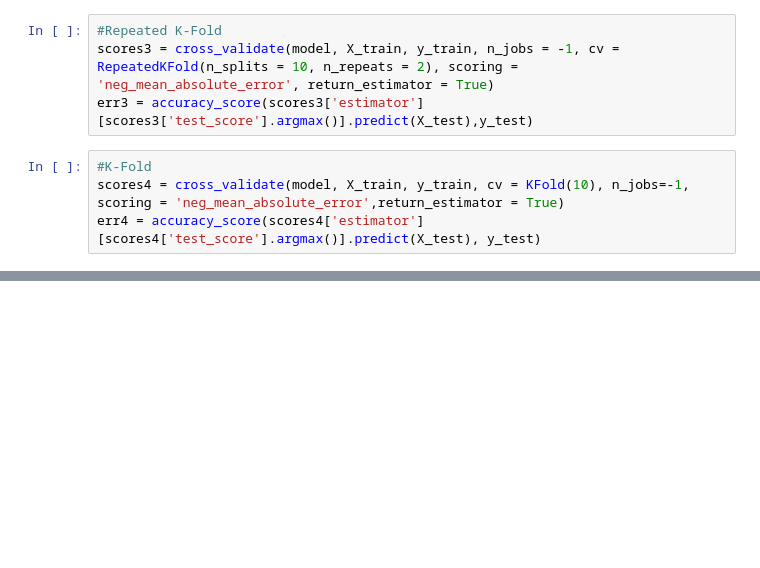
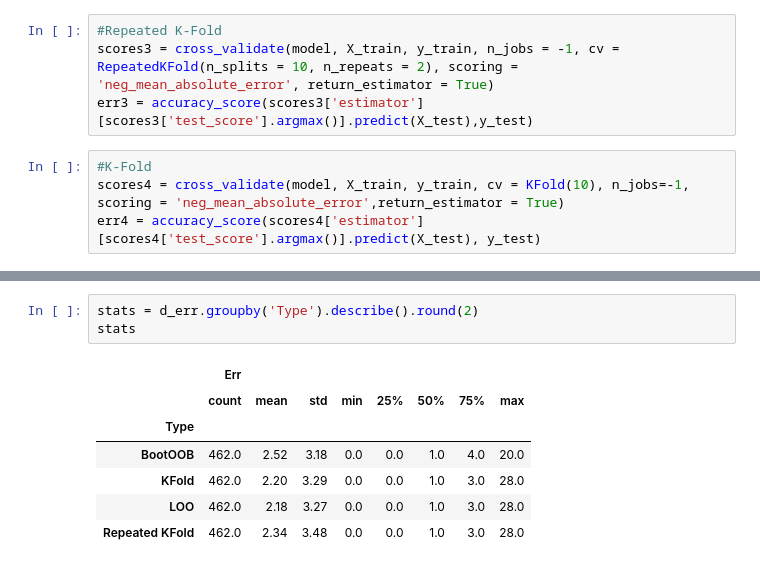
Before and after one commit to Walczi123/Projekt_Przetwarzanie_Danych, a Jupyter notebook: classification.ipynb, the cells around one changed output, grey strips where cells are left out. Cells and saved outputs as stored; diff of their text form; blank space fills up the shorter version.

```diff
--- a/classification.ipynb
+++ b/classification.ipynb
@@ -303,0 +382,11 @@ print(f"4. Accuracy KFold {err4}")
+# %%
+stats = d_err.groupby('Type').describe().round(2)
+stats
+# %% [output]
+|  | Err |  |  |  |  |  |  |  |
+|  | count | mean | std | min | 25% | 50% | 75% | max |
+| Type |  |  |  |  |  |  |  |  |
+| BootOOB | 462.0 | 2.52 | 3.18 | 0.0 | 0.0 | 1.0 | 4.0 | 20.0 |
+| KFold | 462.0 | 2.20 | 3.29 | 0.0 | 0.0 | 1.0 | 3.0 | 28.0 |
+| LOO | 462.0 | 2.18 | 3.27 | 0.0 | 0.0 | 1.0 | 3.0 | 28.0 |
+| Repeated KFold | 462.0 | 2.34 | 3.48 | 0.0 | 0.0 | 1.0 | 3.0 | 28.0 |
```
Also changed, not shown: parts of 28 cells of this notebook.
